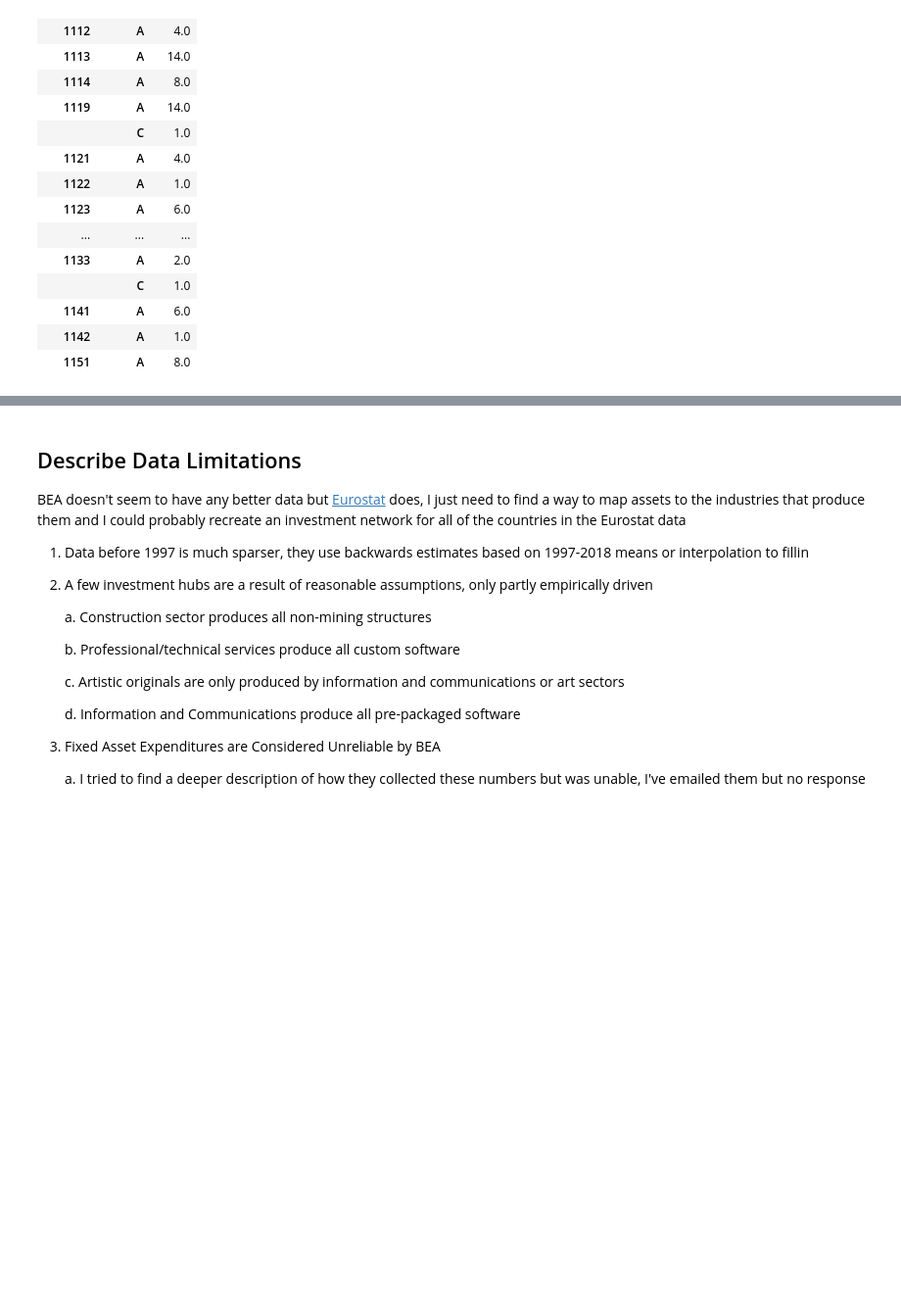
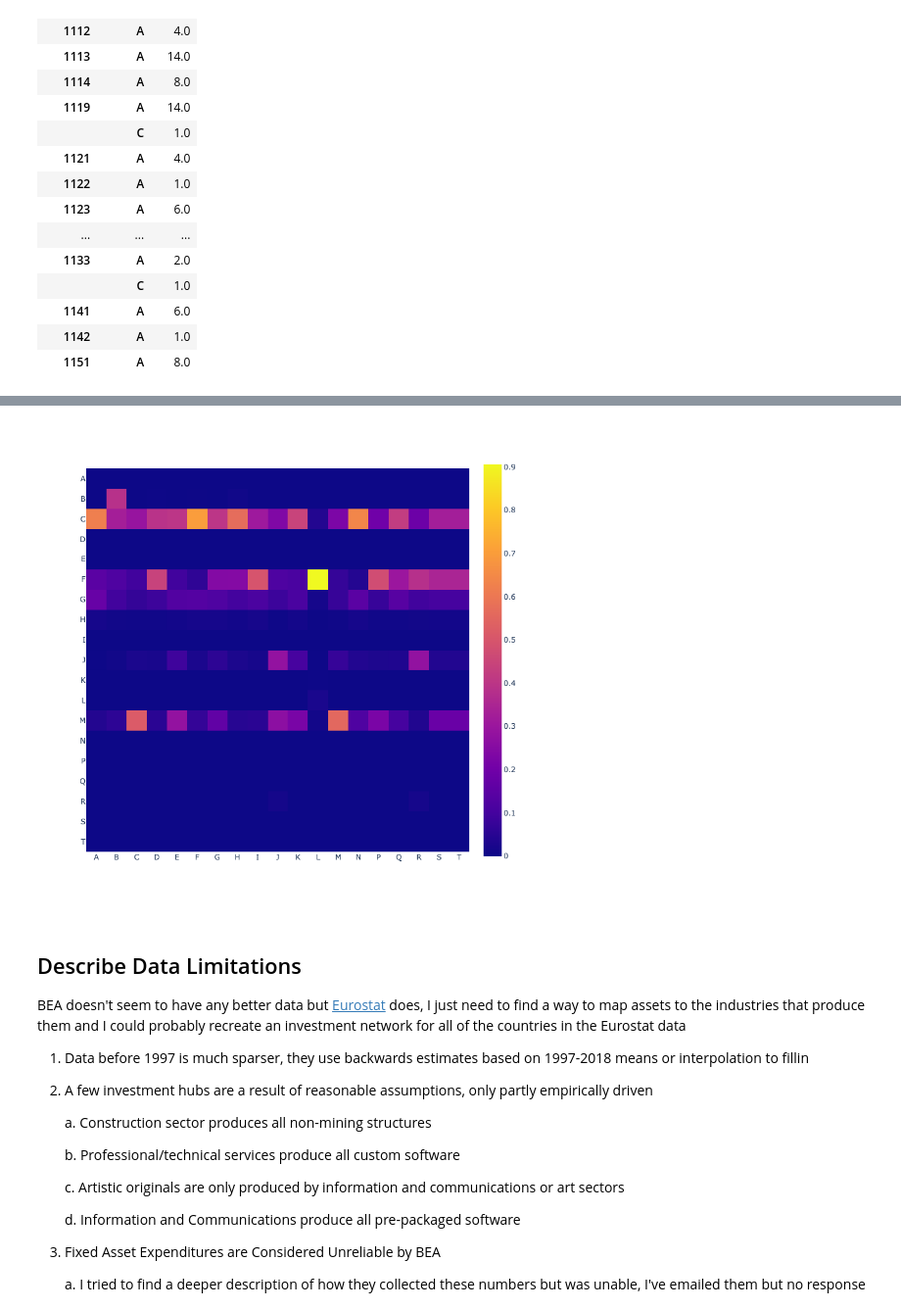
Before and after one commit to matthewbbone/macro-model-eda, a Jupyter notebook: april6.ipynb, the cells around one changed output, grey strips where cells are left out. Shown at 98% size. Drawn from its saved outputs; the diff is of its cells as text; code cells hidden in the pictures; blank space fills up the shorter version.

```diff
--- a/april6.ipynb
+++ b/april6.ipynb
@@ -75,3 +75,7 @@ display(HTML("<table><tr><td><img src=rough_invmat.png></td><td><img src=investm
+# %%
+Image('investment_matrix.png', width=500)
+# %% [output]
+[figure, added]
 # %% [markdown]
 ## Describe Data Limitations
 
```
Also changed, not shown: parts of 3 cells of this notebook.
